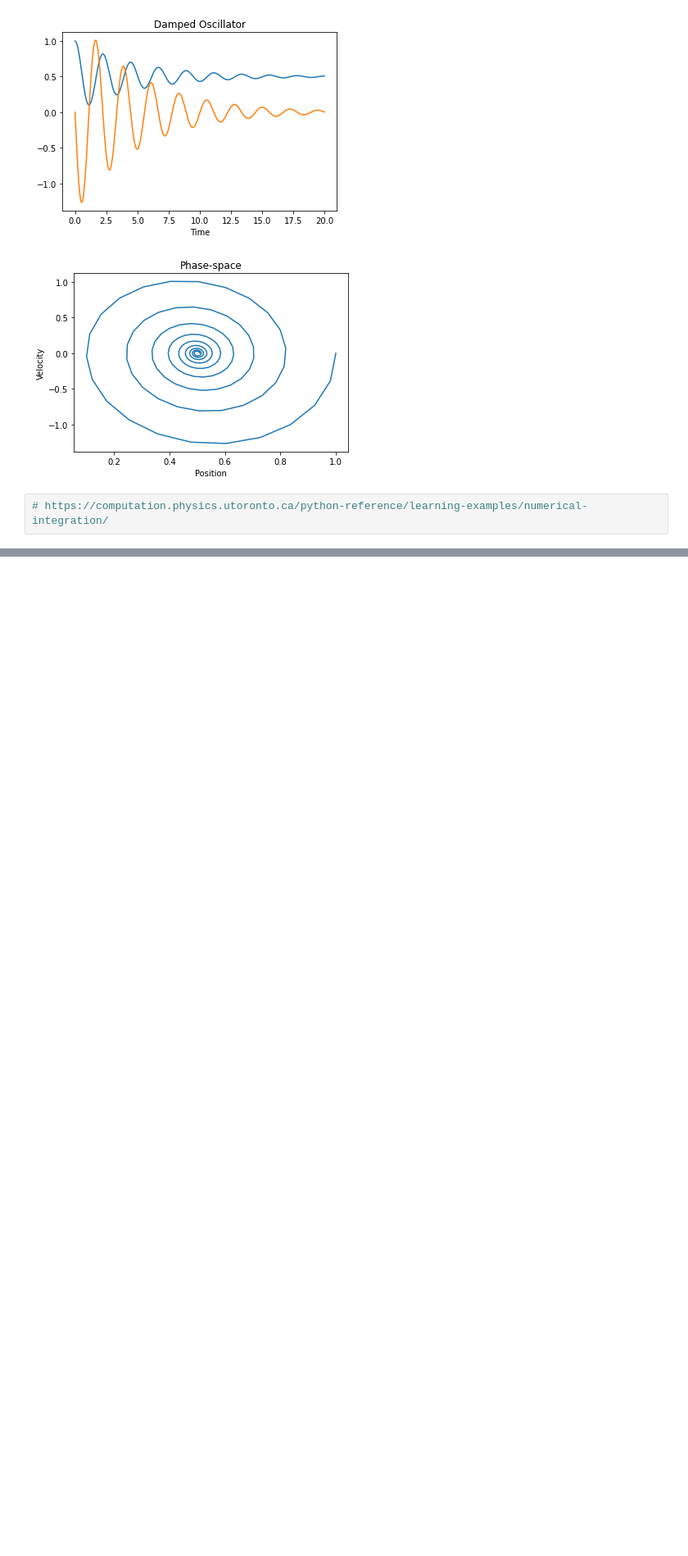
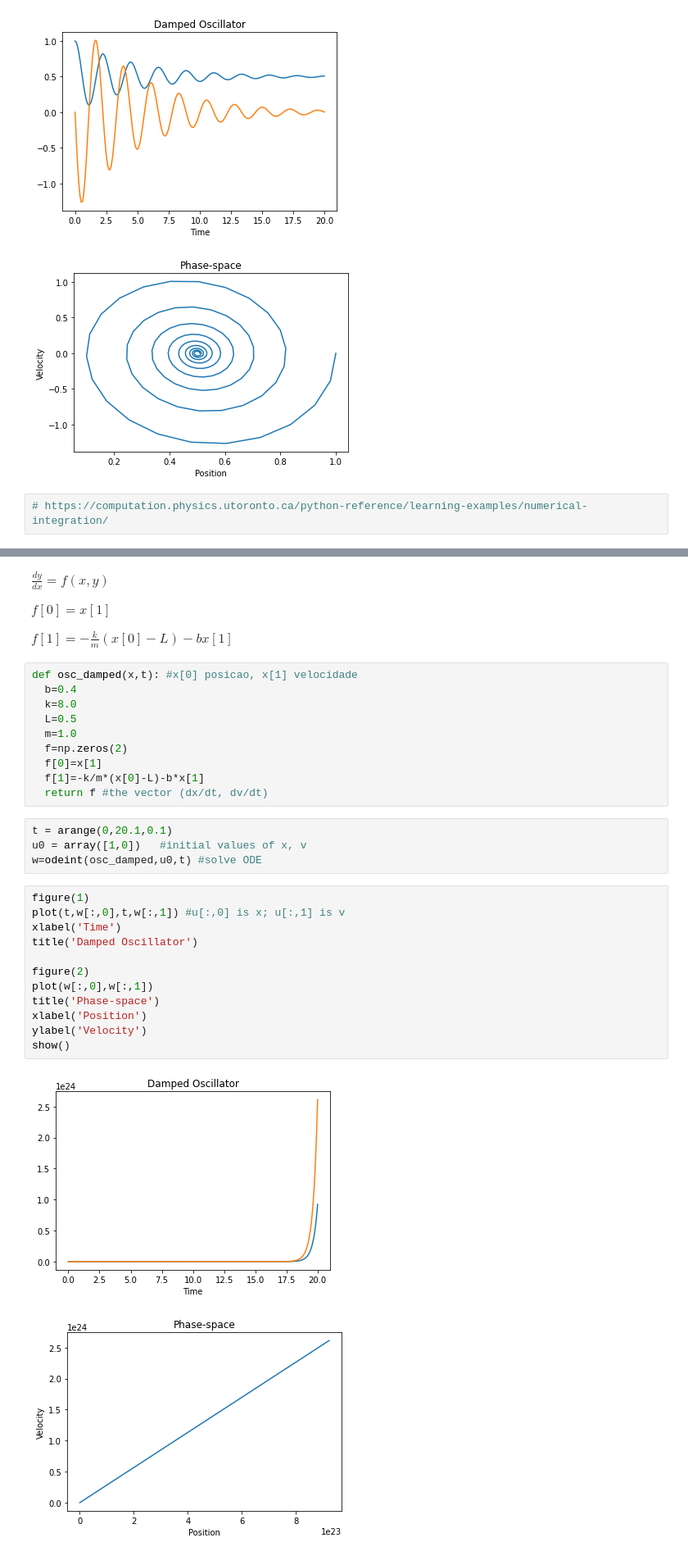
Before and after one commit to ucfilho/Disciplina_Metodos_Numericos_2020, a Jupyter notebook: Modulo_03_class_01_odeint_set_28_2020.ipynb, the cells around one changed output, grey strips where cells are left out. Shown: that part at 82% size. Drawn from its saved outputs; the diff is of its cells as text; blank space fills up the shorter version.

```diff
--- a/Modulo_03_class_01_odeint_set_28_2020.ipynb
+++ b/Modulo_03_class_01_odeint_set_28_2020.ipynb
@@ -50,0 +58,35 @@ show()
+# %% [markdown]
+$ \frac{dy}{dx}=f(x,y)$
+
+$f[0]=x[1]$
+
+$f[1]=-\frac{k}{m}(x[0]-L)-bx[1]$
+# %%
+def osc_damped(x,t): #x[0] posicao, x[1] velocidade
+  b=0.4
+  k=8.0
+  L=0.5
+  m=1.0
+  f=np.zeros(2)
+  f[0]=x[1]
+  f[1]=-k/m*(x[0]-L)-b*x[1]
+  return f #the vector (dx/dt, dv/dt)
+# %%
+t = arange(0,20.1,0.1)
+u0 = array([1,0])   #initial values of x, v
+w=odeint(osc_damped,u0,t) #solve ODE
+# %%
+figure(1)
+plot(t,w[:,0],t,w[:,1]) #u[:,0] is x; u[:,1] is v
+xlabel('Time')
+title('Damped Oscillator')
+
+figure(2)
+plot(w[:,0],w[:,1])
+title('Phase-space')
+xlabel('Position')
+ylabel('Velocity')
+show()
+# %% [output]
+[figure, added]
+[figure, added]
```
Also changed, not shown: parts of 1 cell of this notebook.
